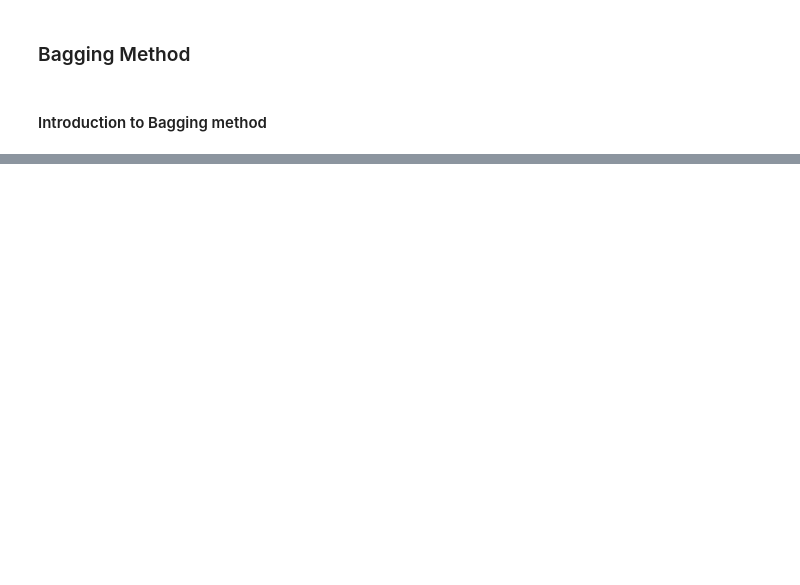
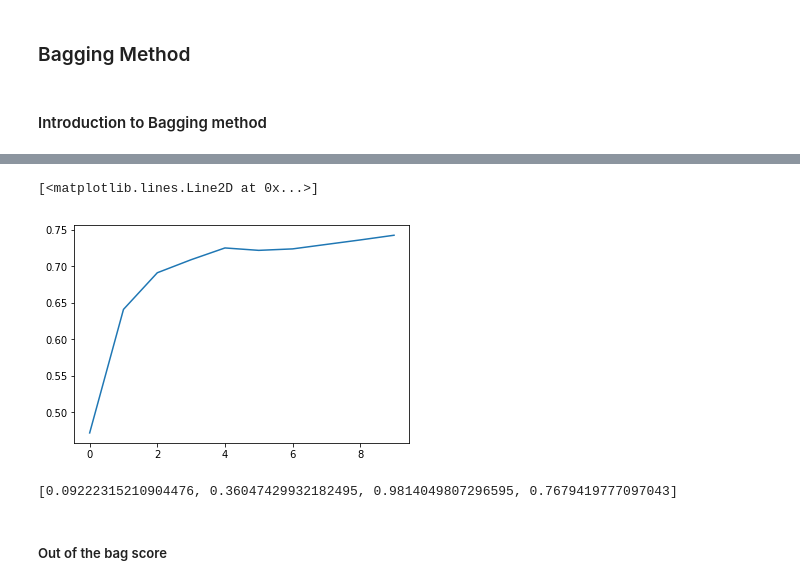
Before and after one commit to MrRutledge/ML_Practice, a Jupyter notebook: FastAi_ML_RandomForest.ipynb, the cells around one changed output, grey strips where cells are left out. Cells and saved outputs as stored; diff of their text form; code cells hidden in the pictures; blank space fills up the shorter version.

```diff
--- a/FastAi_ML_RandomForest.ipynb
+++ b/FastAi_ML_RandomForest.ipynb
@@ -420,0 +486,14 @@ Bagging method aslo known as is the idea of having multiple trees to get more ge
+# %%
+plt.plot([metrics.r2_score(y_valid, np.mean(preds[:i+1], axis=0))
+          for i in range(10)])
+# %% [output]
+[<matplotlib.lines.Line2D at 0x...>]
+[figure, added]
+# %%
+m = RandomForestRegressor(n_estimators=130, n_jobs=-1)
+m.fit(X_train, y_train)
+print_score(m)
+# %% [output]
+[0.09222315210904476, 0.36047429932182495, 0.9814049807296595, 0.7679419777097043]
+# %% [markdown]
+#####  Out of the bag score
```
Also changed, not shown: parts of 38 cells of this notebook, 1 other file.
